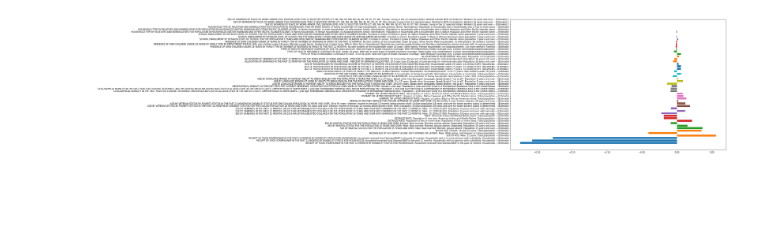
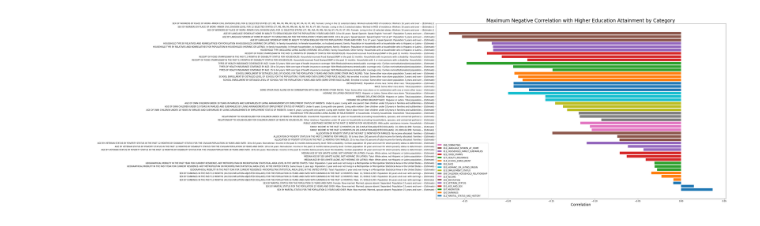
Before and after one commit to Tiger-Cross/AIHack18, a Jupyter notebook: notebooks/jonas.ipynb, the cells around one changed output. Saved outputs shown, nothing was run; the diff lists cells and outputs as text; code cells hidden in the pictures; blank space fills up the shorter version.

```diff
--- a/notebooks/jonas.ipynb
+++ b/notebooks/jonas.ipynb
@@ -128,8 +163,15 @@ plt.show()
 # %%
-plt.figure(figsize=(18, 18/1.61))
+bottom_corr = plt.figure(figsize=(26, 26/1.61))
+subplot_bottom_corr = bottom_corr.add_subplot(1, 1, 1)
+
 for i in range(len(sorted_bottom_values))[0::3]:
-    plt.barh(x[i:i+3], sorted_bottom_values[i:i+3], label = sorted_bottom_labels[i:i+3])
+    subplot_bottom_corr.barh(x[i:i+3], sorted_bottom_values[i:i+3], label = sorted_bottom_files[i])
 
+handles, labels = subplot_bottom_corr.get_legend_handles_labels()
+subplot_bottom_corr.legend(handles[::-1], labels[::-1])
+
+plt.title("Minimum Correlation with Higher Education Attainment by Category", fontsize = 24)
+plt.xlabel("Correlation", fontsize = 18)
 plt.yticks(x, sorted_bottom_labels)
 plt.show()
 # %% [output]
@@ -137,9 +179,16 @@ plt.show()
 # %%
-plt.figure(figsize=(18, 18/1.61))
-for i in range(len(sorted_min_values))[0::3]:
-    plt.barh(x[i:i+3], sorted_min_values[i:i+3], label = sorted_min_labels[i:i+3])
+bottom_corr = plt.figure(figsize=(26, 26/1.61))
+subplot_bottom_corr = bottom_corr.add_subplot(1, 1, 1)
 
-plt.yticks(x, sorted_min_labels)
+for i in range(len(sorted_bottom_values))[0::3]:
+    subplot_bottom_corr.barh(x[i:i+3], sorted_bottom_values[i:i+3], label = sorted_bottom_files[i])
+
+handles, labels = subplot_bottom_corr.get_legend_handles_labels()
+subplot_bottom_corr.legend(handles[::-1], labels[::-1])
+
+plt.title("Maximum Negative Correlation with Higher Education Attainment by Category", fontsize = 24)
+plt.xlabel("Correlation", fontsize = 18)
+plt.yticks(x, sorted_bottom_labels)
 plt.show()
 # %% [output]
-[figure, old version]
+[figure, new version]
```
Also changed, not shown: parts of 2 cells of this notebook.
